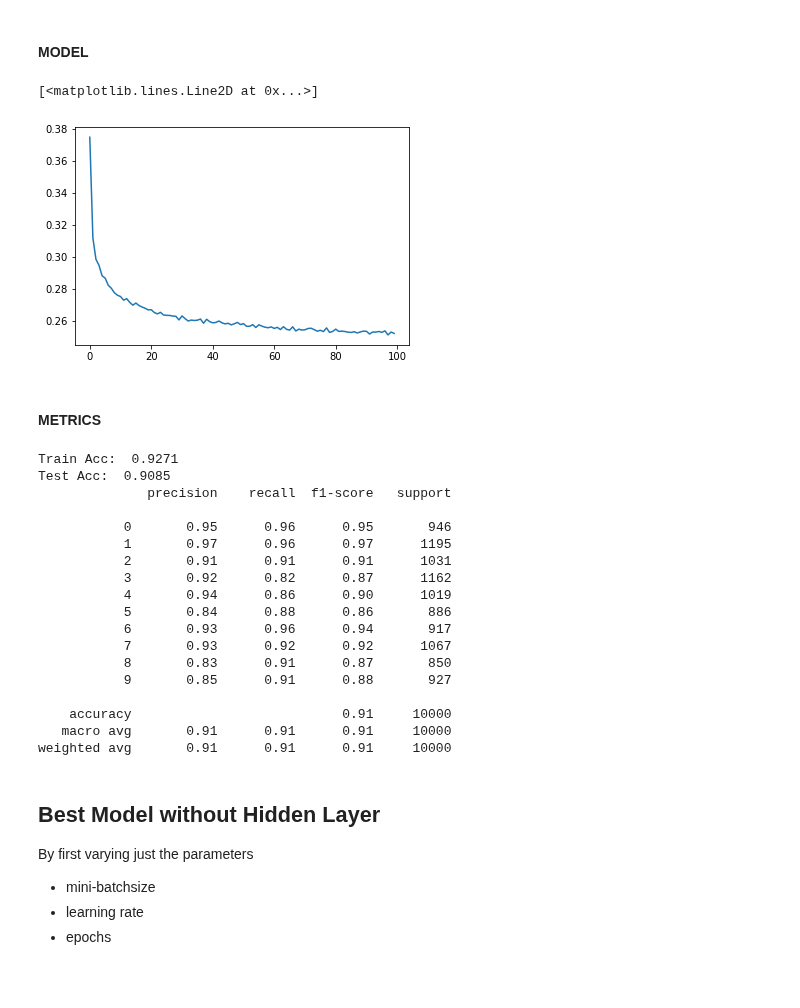
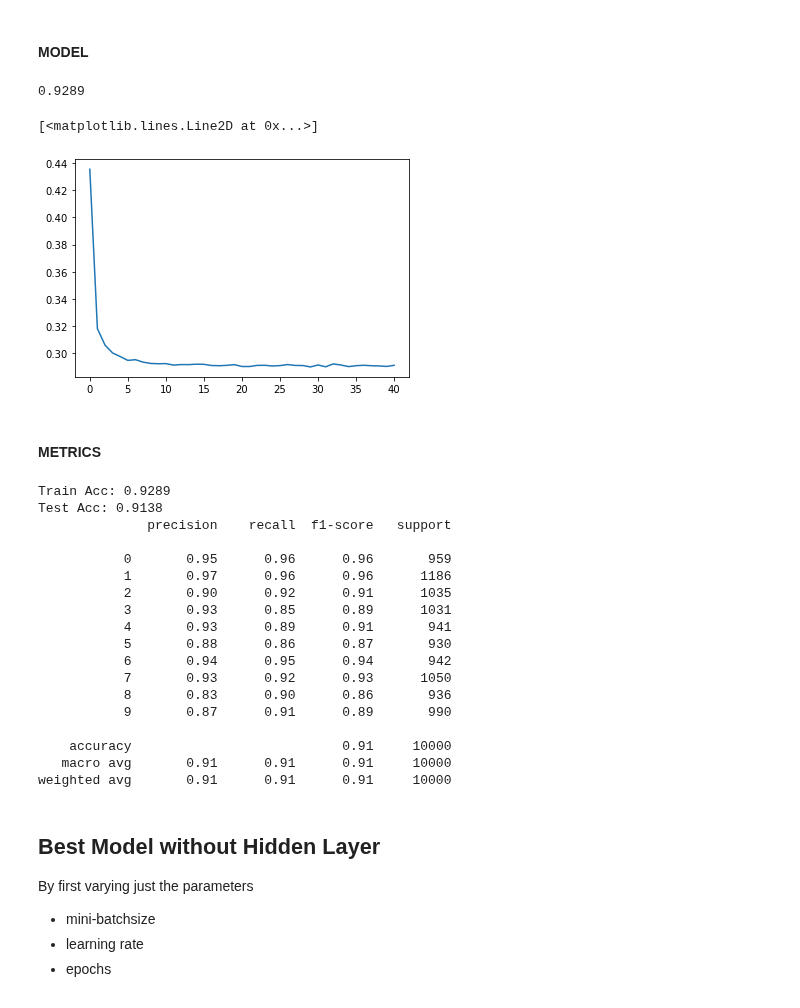
Before and after one commit to FabianGroeger96/mse-deep-learning, a Jupyter notebook: SW04/model_selection_stud.ipynb, the cells around one changed output. Drawn from its saved outputs; the diff is of its cells as text; code cells hidden in the pictures.

```diff
--- a/SW04/model_selection_stud.ipynb
+++ b/SW04/model_selection_stud.ipynb
@@ -22,3 +20,5 @@ datadir = '/Users/martinm/Teaching/MSE/data'
+# %%
+datadir = '/Users/Apple/Documents/Deep Learning/Data'
 # %%
 def normalize(x_train,x_test):
     """
@@ -79,35 +79,39 @@ Which digits are hard to predict?
 # %%
 from sklearn.neural_network import MLPClassifier
 
 # Basic Hyperparameters
 hidden_layer_sizes = ()
 batch_size = 64
 learning_rate = 0.1
 nepochs = 100
 
 # Regularisation:
 alpha = 0.0 # L2 regularisation constant
 early_stopping = False
 n_iter_no_change = 10
 
 ### START YOUR CODE ###
 # Model instantiation and training
 
+model = MLPClassifier(activation='relu', alpha=learning_rate, batch_size=batch_size, early_stopping=False,
+       hidden_layer_sizes=(),
+       max_iter=100)
 
-
-
+model.fit(x_train0, y_train)
 
 
 # Plot loss curve
 
-
+print (model.score(x_train0,y_train))
+plt.plot(model.loss_curve_)
 
 
 
 ### END YOUR CODE ###
 # %% [output]
-[<matplotlib.lines.Line2D at 0x...>]
+0.9289
+[<matplotlib.lines.Line2D at 0x...>]
-[figure, old version]
+[figure, new version]
 # %% [markdown]
 #### METRICS
 # %%
@@ -116,31 +120,36 @@ n_iter_no_change = 10
 # train and test error, accuracy
 # per class accuracy, precision, f1 score
 
+from sklearn.metrics import accuracy_score, classification_report
+
+pred_train = model.predict(x_train0)
+pred_test = model.predict(x_test0)
 
 
+print("Train Acc:", accuracy_score(y_train, pred_train))
+print("Test Acc:", accuracy_score(y_test, pred_test))
 
-
-
+print(classification_report(y_test,pred_test))
 
 
 
 
 ### END YOUR CODE ###
 # %% [output]
-Train Acc:  0.9271
-Test Acc:  0.9085
+Train Acc: 0.9289
+Test Acc: 0.9138
               precision    recall  f1-score   support
 
-           0       0.95      0.96      0.95       946
-           1       0.97      0.96      0.97      1195
-           2       0.91      0.91      0.91      1031
-           3       0.92      0.82      0.87      1162
-           4       0.94      0.86      0.90      1019
-           5       0.84      0.88      0.86       886
-           6       0.93      0.96      0.94       917
-           7       0.93      0.92      0.92      1067
-           8       0.83      0.91      0.87       850
-           9       0.85      0.91      0.88       927
+           0       0.95      0.96      0.96       959
+           1       0.97      0.96      0.96      1186
+           2       0.90      0.92      0.91      1035
+           3       0.93      0.85      0.89      1031
+           4       0.93      0.89      0.91       941
+           5       0.88      0.86      0.87       930
+           6       0.94      0.95      0.94       942
+           7       0.93      0.92      0.93      1050
+           8       0.83      0.90      0.86       936
+           9       0.87      0.91      0.89       990
 
     accuracy                           0.91     10000
    macro avg       0.91      0.91      0.91     10000
```
Also changed, not shown: parts of 12 cells of this notebook, 8 other files.
